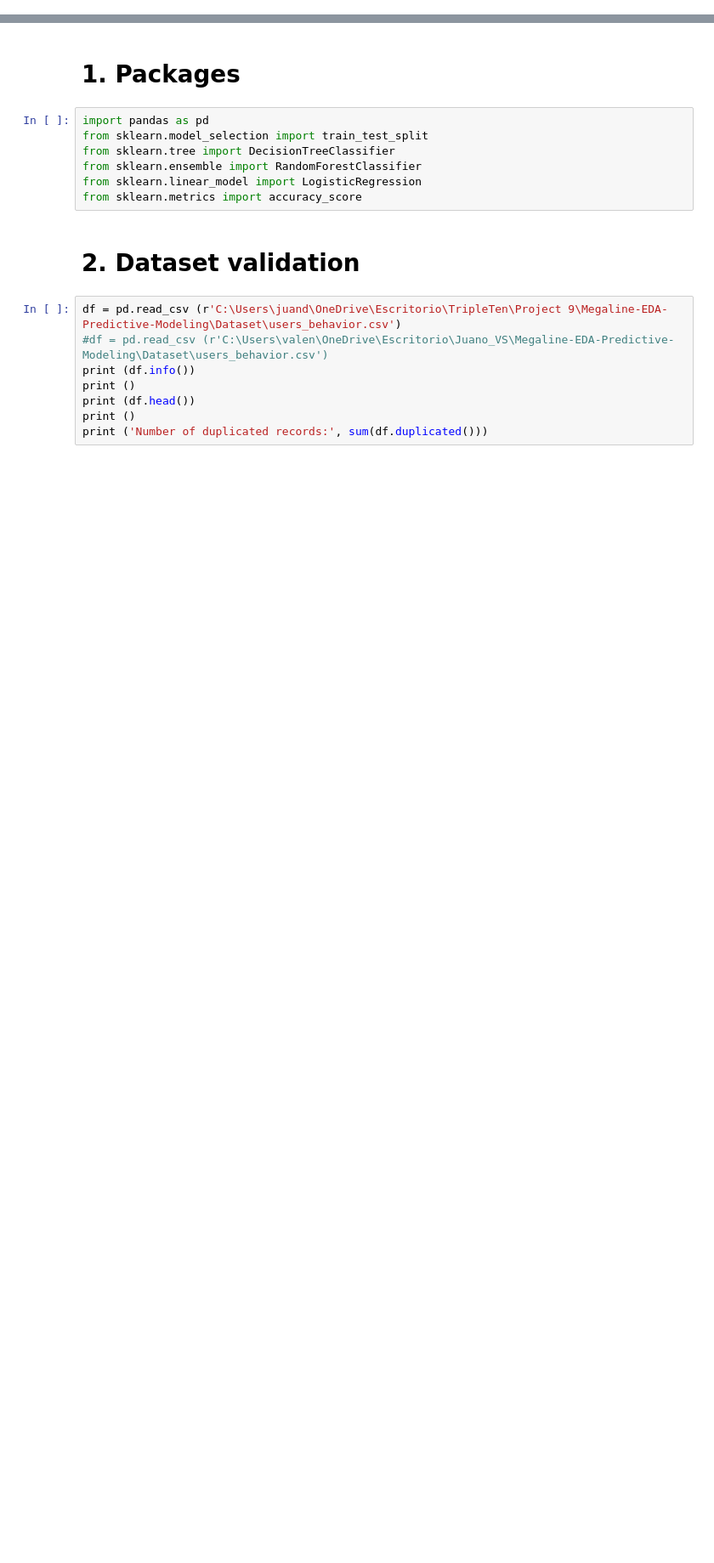
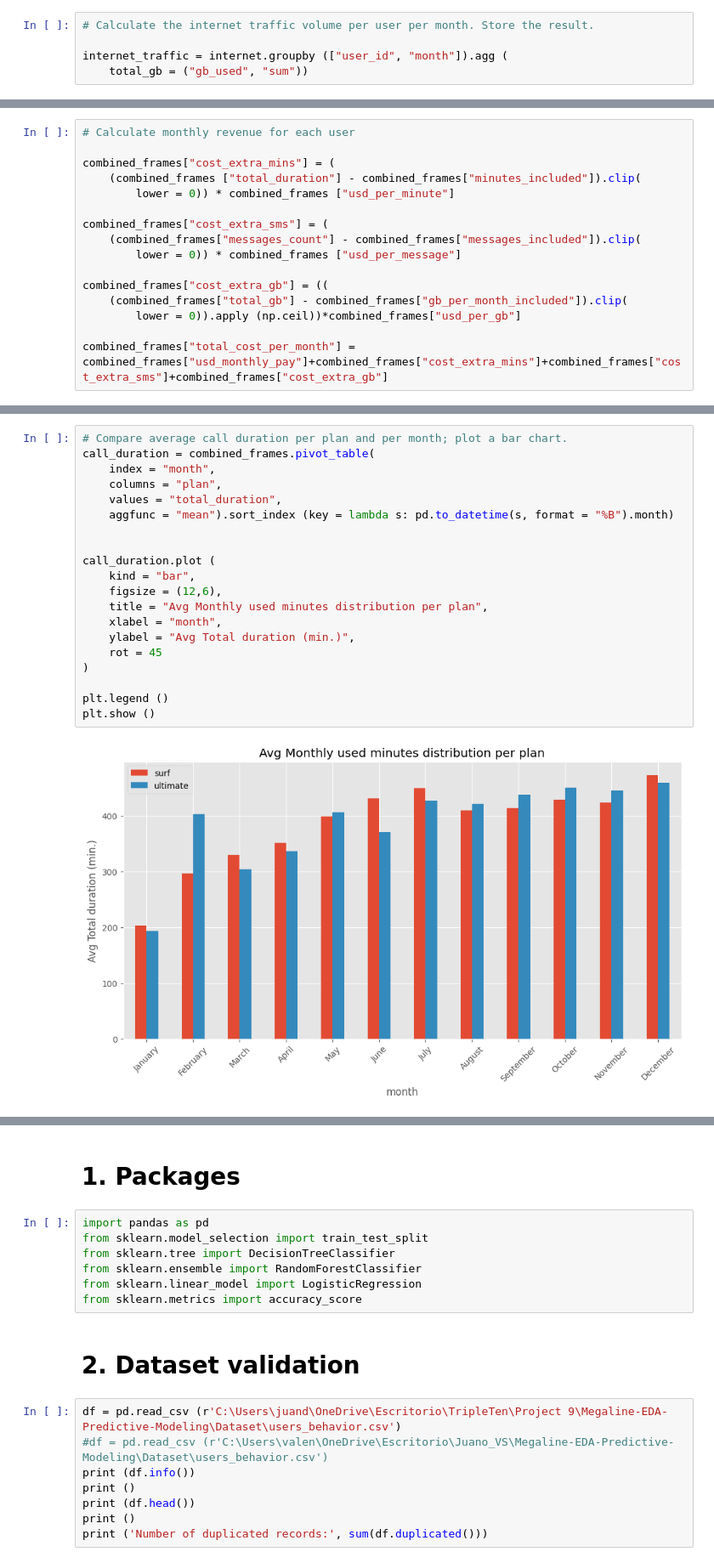
Before and after one commit to Juanhv24/Megaline-EDA-Predictive-Modeling, a Jupyter notebook: Notebooks/Megaline.ipynb, the cells around one changed output, grey strips where cells are left out. Shown at 85% size. Saved outputs shown, nothing was run; the diff lists cells and outputs as text; blank space fills up the shorter version.

```diff
--- a/Notebooks/Megaline.ipynb
+++ b/Notebooks/Megaline.ipynb
@@ -0,0 +255,5 @@
+# %%
+# Calculate the internet traffic volume per user per month. Store the result.
+
+internet_traffic = internet.groupby (["user_id", "month"]).agg (
+    total_gb = ("gb_used", "sum"))
@@ -0,0 +274,16 @@
+# %%
+# Calculate monthly revenue for each user
+
+combined_frames["cost_extra_mins"] = (
+    (combined_frames ["total_duration"] - combined_frames["minutes_included"]).clip(
+        lower = 0)) * combined_frames ["usd_per_minute"]
+
+combined_frames["cost_extra_sms"] = (
+    (combined_frames["messages_count"] - combined_frames["messages_included"]).clip(
+        lower = 0)) * combined_frames ["usd_per_message"]
+
+combined_frames["cost_extra_gb"] = ((
+    (combined_frames["total_gb"] - combined_frames["gb_per_month_included"]).clip(
+        lower = 0)).apply (np.ceil))*combined_frames["usd_per_gb"]
+
+combined_frames["total_cost_per_month"] = combined_frames["usd_monthly_pay"]+combined_frames["cost_extra_mins"]+combined_frames["cost_extra_sms"]+combined_frames["cost_extra_gb"]
@@ -0,0 +303,22 @@
+# %%
+# Compare average call duration per plan and per month; plot a bar chart.
+call_duration = combined_frames.pivot_table(
+    index = "month",
+    columns = "plan",
+    values = "total_duration",
+    aggfunc = "mean").sort_index (key = lambda s: pd.to_datetime(s, format = "%B").month)
+
+
+call_duration.plot (
+    kind = "bar",
+    figsize = (12,6),
+    title = "Avg Monthly used minutes distribution per plan",
+    xlabel = "month",
+    ylabel = "Avg Total duration (min.)",
+    rot = 45
+)
+
+plt.legend ()
+plt.show ()
+# %% [output]
+[figure, added]
```
Also changed, not shown: parts of 125 cells of this notebook, 6 other files.
